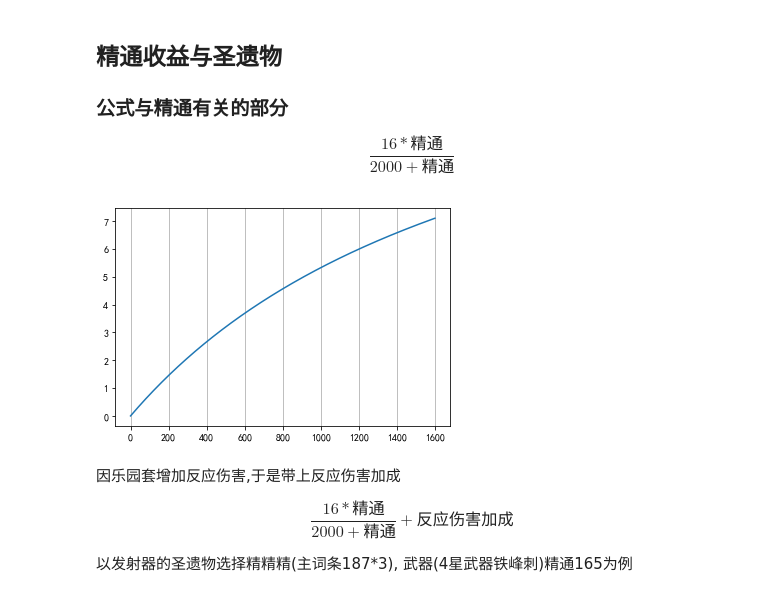
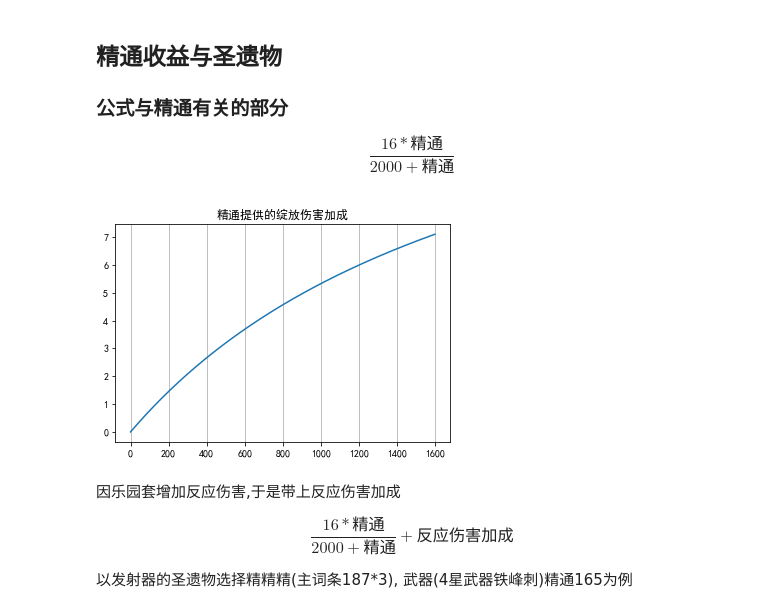
Before and after one commit to muedsa/mihoyo-lab-notebook, a Jupyter notebook: genshin-impact/bloom-reactions.ipynb, the cells around one changed output. Drawn from its saved outputs; the diff is of its cells as text; code cells hidden in the pictures.

Commit message:
update: title&lable text

```diff
--- a/genshin-impact/bloom-reactions.ipynb
+++ b/genshin-impact/bloom-reactions.ipynb
@@ -64,10 +64,11 @@ $$\frac{16*精通}{2000+精通}$$
 # %%
 x = np.arange(0, 1600)
 plt.plot(x, (16*x)/(2000+x))
 plt.grid(axis='x')
+plt.title('精通提供的绽放伤害加成')
 plt.show()
 # %% [output]
-[figure, old version]
+[figure, new version]
 # %% [markdown]
 因乐园套增加反应伤害,于是带上反应伤害加成
 
```
Also changed, not shown: parts of 9 cells of this notebook.
